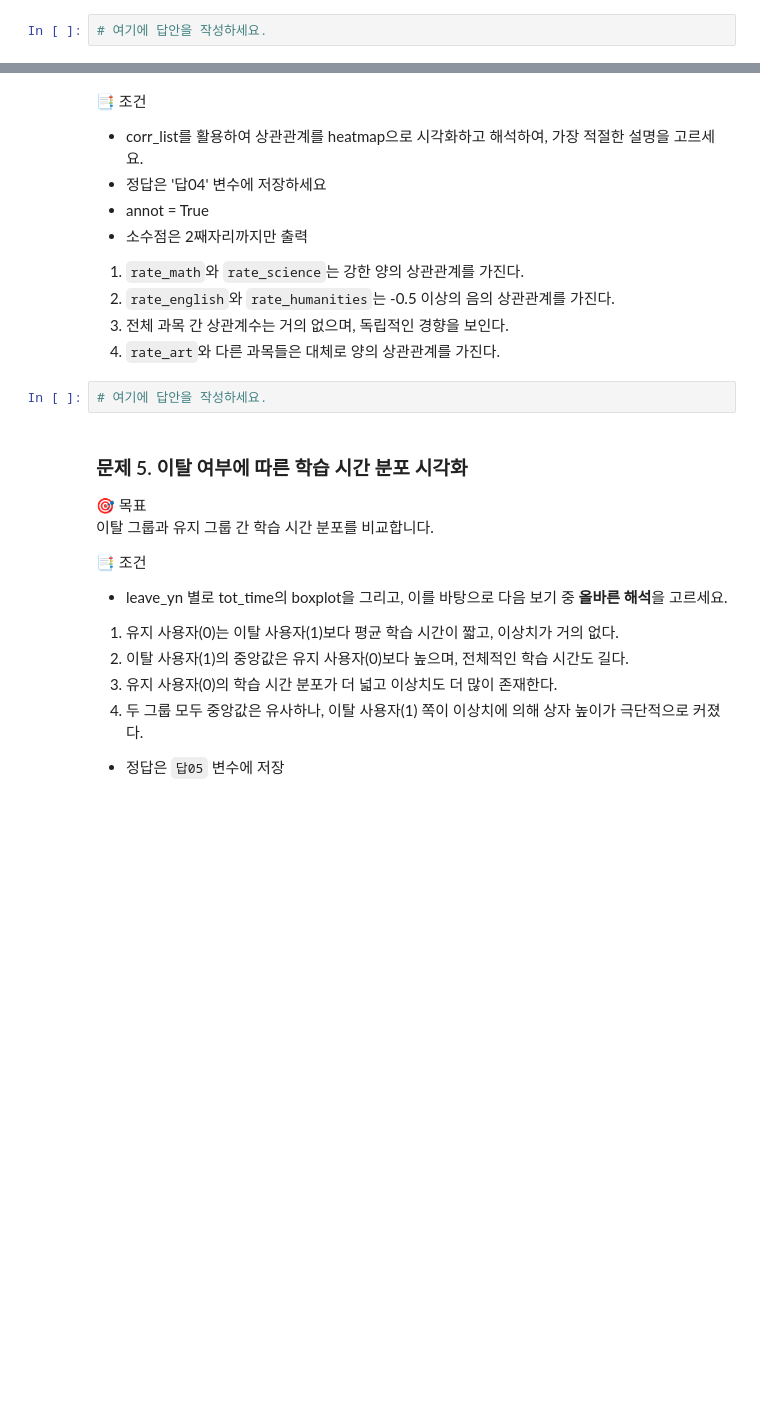
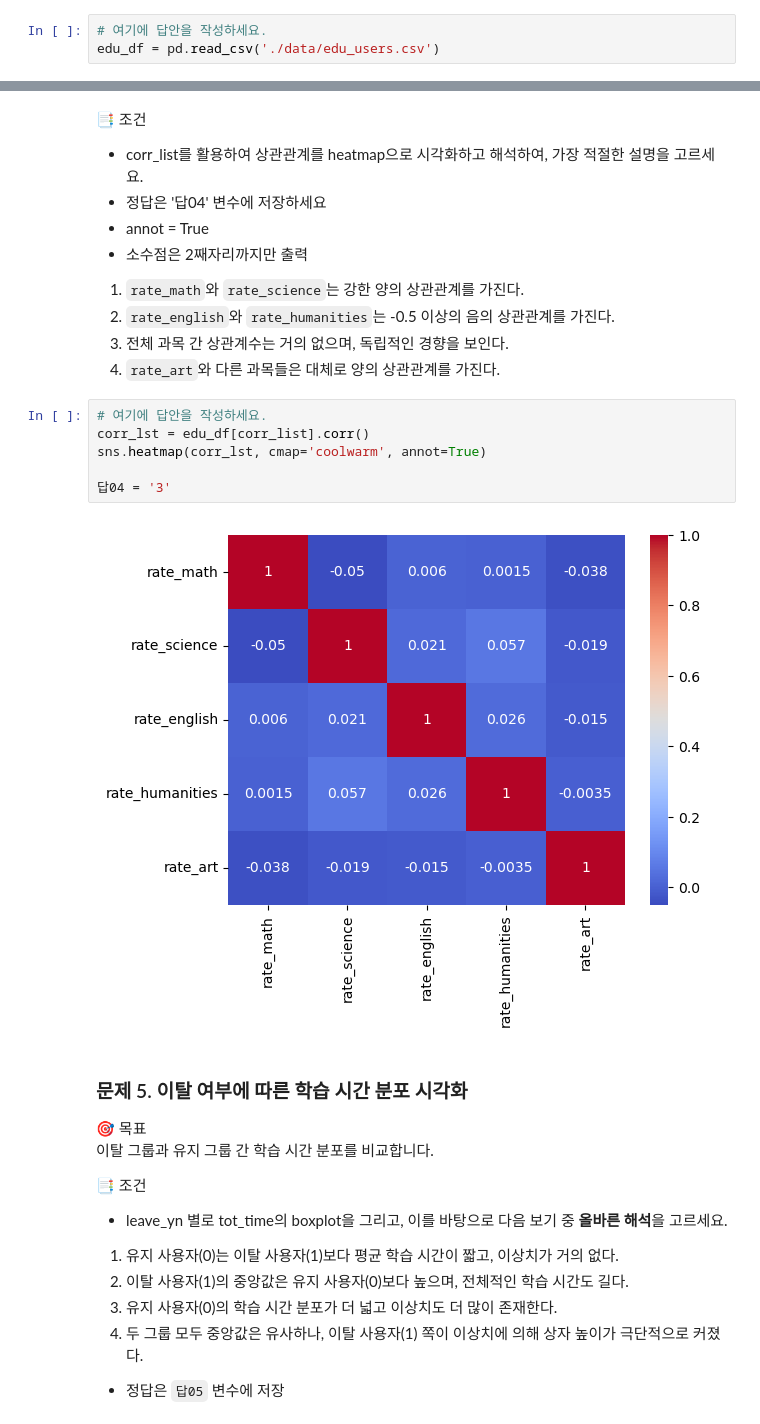
Before and after one commit to Sihyeon0123/AIVLE_School, a Jupyter notebook: AICE ASSOCIATE/2일차/8기_ASSO_과제5(교육 플랫폼 사용자 이탈 예측).ipynb, the cells around one changed output, grey strips where cells are left out. Cells and saved outputs as stored; diff of their text form; blank space fills up the shorter version.

```diff
--- a/AICE ASSOCIATE/2일차/8기_ASSO_과제5(교육 플랫폼 사용자 이탈 예측).ipynb
+++ b/AICE ASSOCIATE/2일차/8기_ASSO_과제5(교육 플랫폼 사용자 이탈 예측).ipynb
@@ -59,6 +63,7 @@ edu_users.csv 파일을 불러와 edu_df 데이터프레임을 생성합니다.
 - pandas를 이용하여 파일을 읽고 `edu_df`에 저장하세요.
 # %%
 # 여기에 답안을 작성하세요.
+edu_df = pd.read_csv('./data/edu_users.csv')
 # %% [markdown]
 
 ### 문제 3. 데이터프레임 구조 확인
@@ -101,6 +129,12 @@ corr_list = ['rate_math', 'rate_science', 'rate_english', 'rate_humanities', 'ra
 4. `rate_art`와 다른 과목들은 대체로 양의 상관관계를 가진다.
 # %%
 # 여기에 답안을 작성하세요.
+corr_lst = edu_df[corr_list].corr()
+sns.heatmap(corr_lst, cmap='coolwarm', annot=True)
+
+답04 = '3'
+# %% [output]
+[figure, added]
 # %% [markdown]
 
 ### 문제 5. 이탈 여부에 따른 학습 시간 분포 시각화
```
Also changed, not shown: parts of 17 cells of this notebook.
